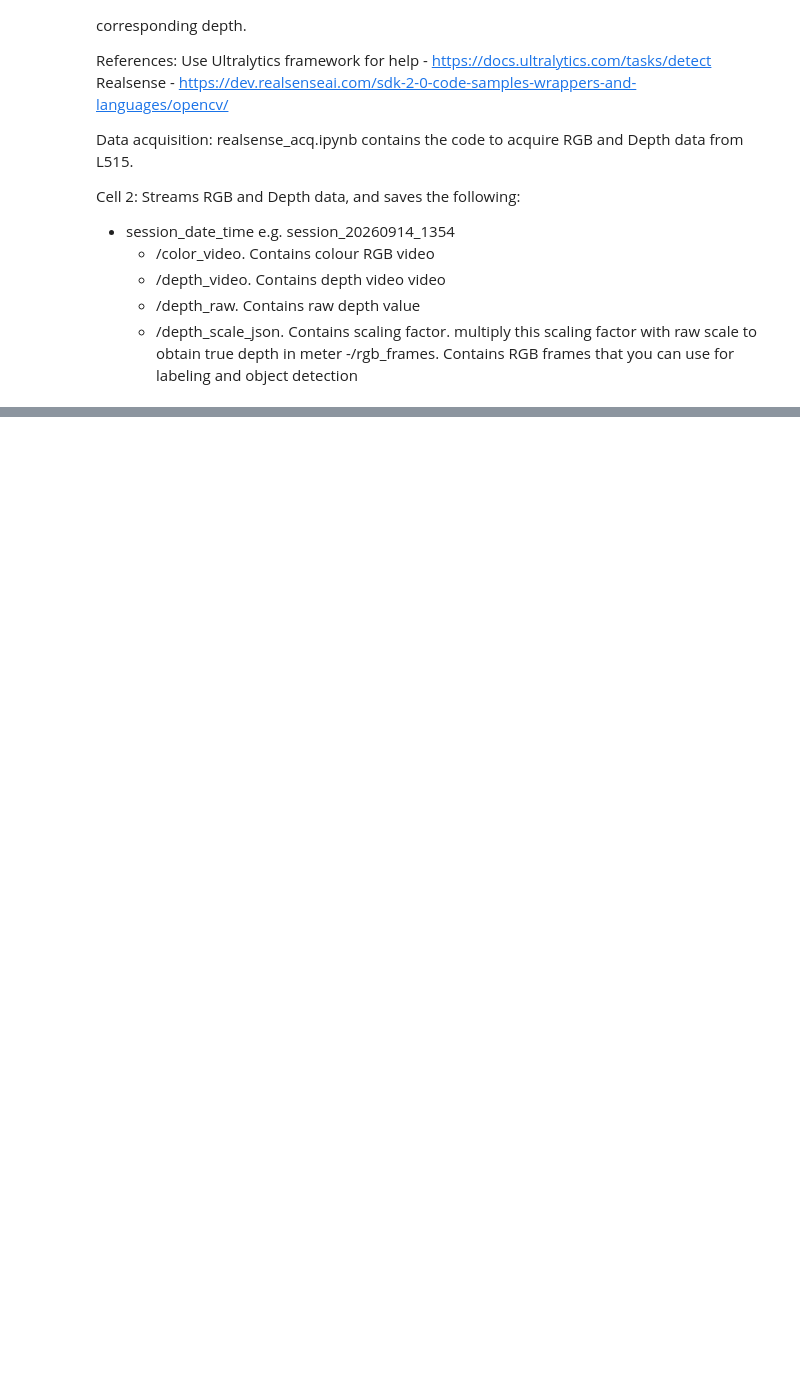
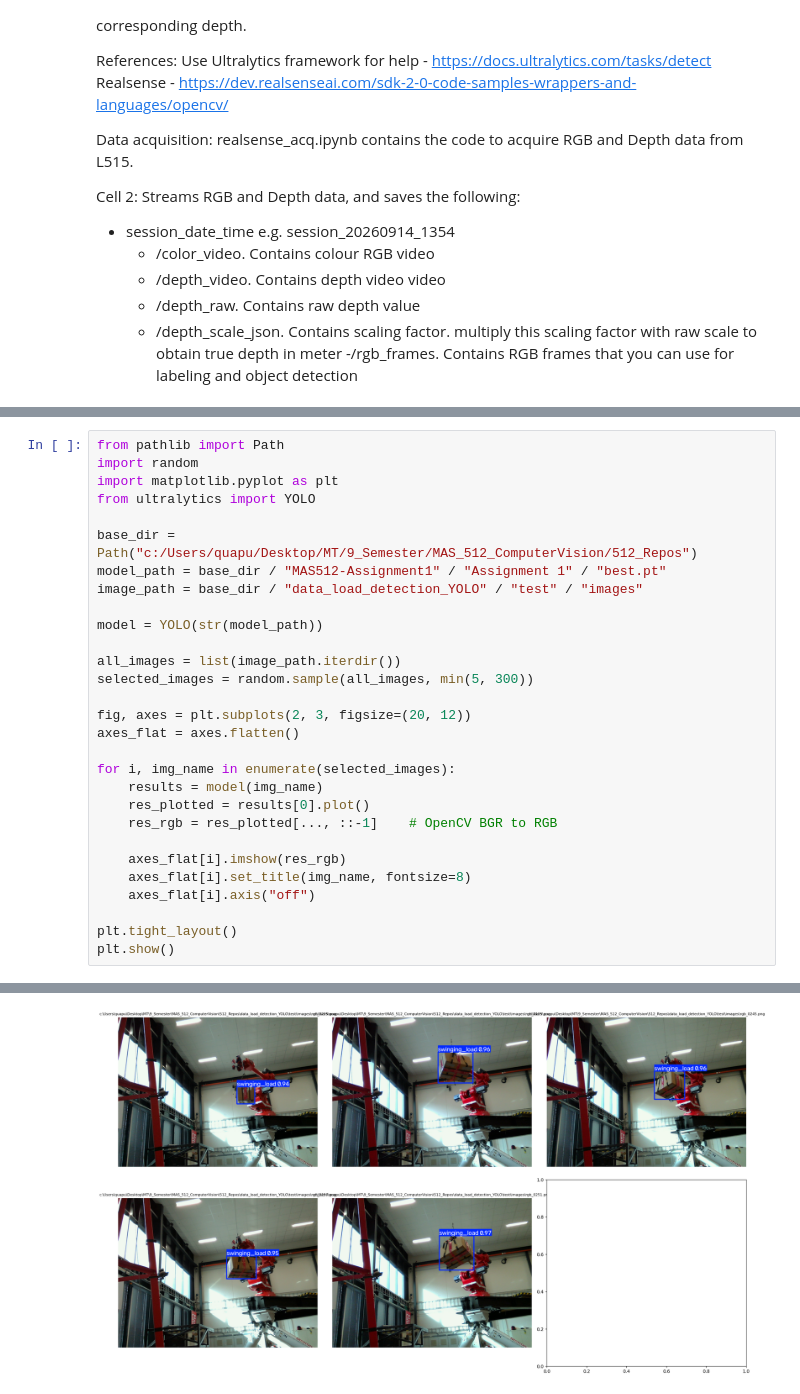
Before and after one commit to Ricrump/MAS512-Assignment1, a Jupyter notebook: Assignment 1/Assignment-1-class.ipynb, the cells around one changed output, grey strips where cells are left out. Cells and saved outputs as stored; diff of their text form; blank space fills up the shorter version.

```diff
--- a/Assignment 1/Assignment-1-class.ipynb
+++ b/Assignment 1/Assignment-1-class.ipynb
@@ -538,0 +531,30 @@ FileNotFoundError: 'c:\Users\quapu\Desktop\MT\9_Semester\MAS_512_ComputerVision\
+# %%
+from pathlib import Path
+import random
+import matplotlib.pyplot as plt
+from ultralytics import YOLO
+
+base_dir = Path("c:/Users/quapu/Desktop/MT/9_Semester/MAS_512_ComputerVision/512_Repos")
+model_path = base_dir / "MAS512-Assignment1" / "Assignment 1" / "best.pt"
+image_path = base_dir / "data_load_detection_YOLO" / "test" / "images"
+
+model = YOLO(str(model_path))
+
+all_images = list(image_path.iterdir())
+selected_images = random.sample(all_images, min(5, 300))
+
+fig, axes = plt.subplots(2, 3, figsize=(20, 12))
+axes_flat = axes.flatten()
+
+for i, img_name in enumerate(selected_images):
+    results = model(img_name)
+    res_plotted = results[0].plot()
+    res_rgb = res_plotted[..., ::-1]    # OpenCV BGR to RGB
+
+    axes_flat[i].imshow(res_rgb)
+    axes_flat[i].set_title(img_name, fontsize=8)
+    axes_flat[i].axis("off")
+
+plt.tight_layout()
+plt.show()
+# %% [output]
@@ -538,0 +575 @@ FileNotFoundError: 'c:\Users\quapu\Desktop\MT\9_Semester\MAS_512_ComputerVision\
+[figure, added]
```
Also changed, not shown: parts of 2 cells of this notebook.
